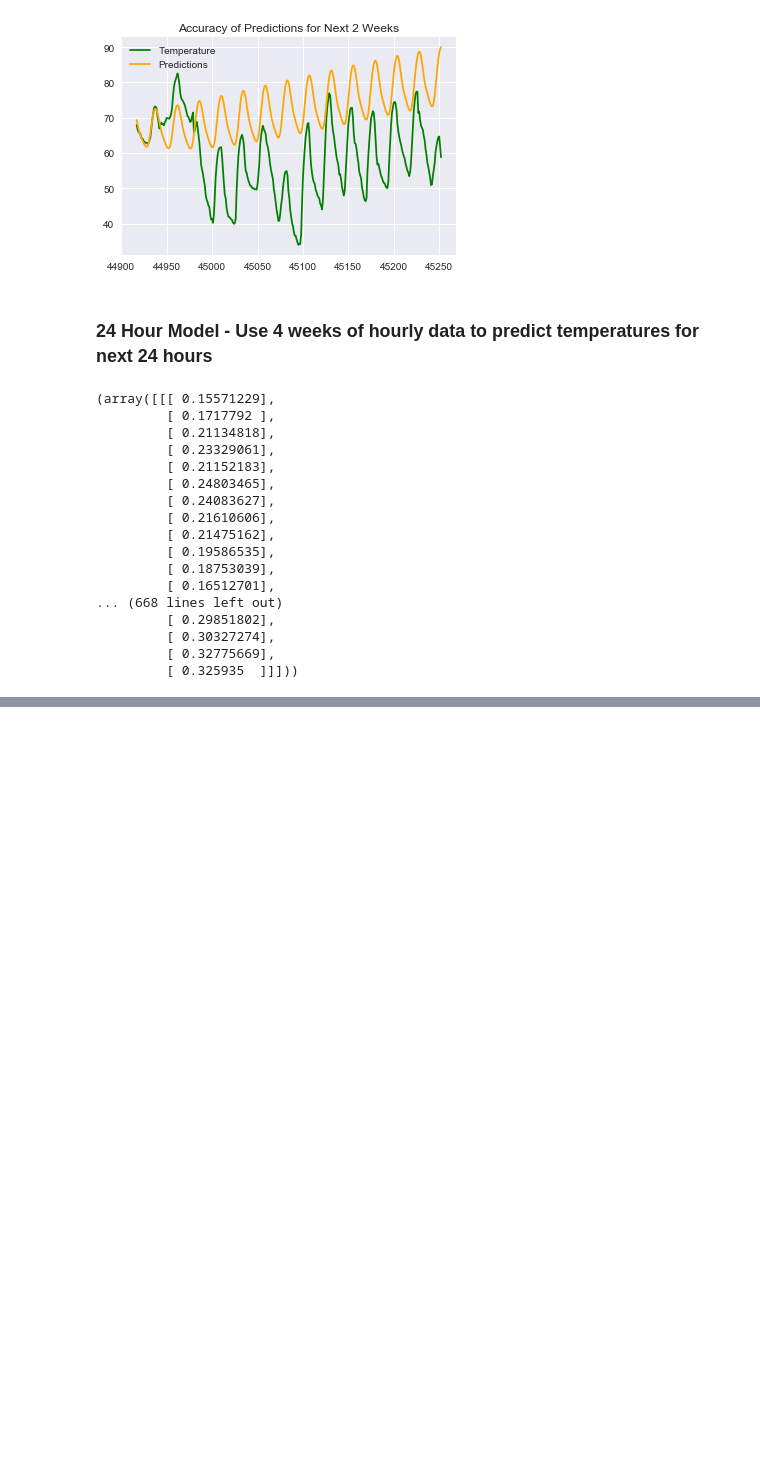
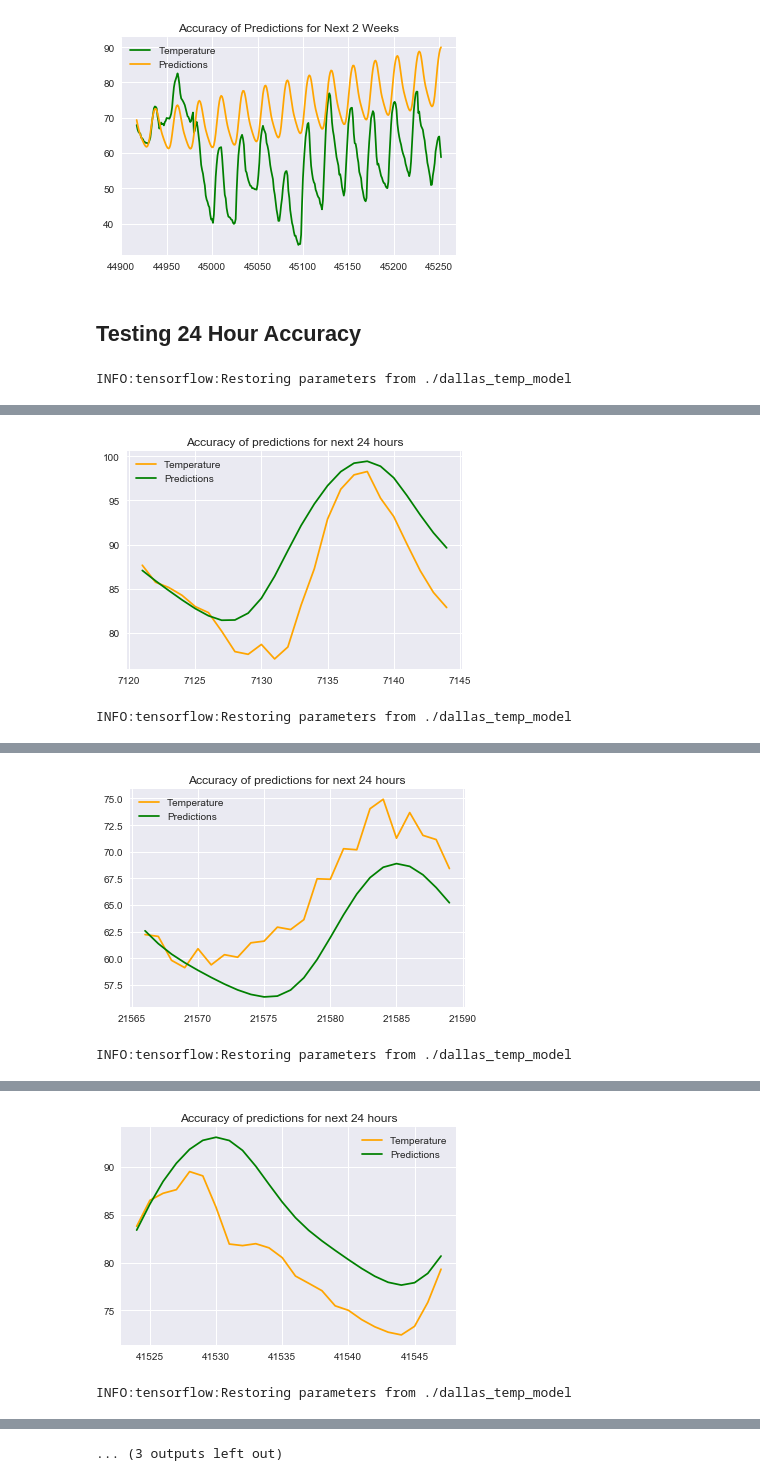
Before and after one commit to AmolMavuduru/WeatherForecastingRNNs, a Jupyter notebook: Weather Forecasting with RNNs.ipynb, the cells around one changed output, grey strips where cells are left out. Drawn from its saved outputs; the diff is of its cells as text; code cells hidden in the pictures; blank space fills up the shorter version.

Commit message:
Added function to test 24 hour accuracy

```diff
--- a/Weather Forecasting with RNNs.ipynb
+++ b/Weather Forecasting with RNNs.ipynb
@@ -395,5 +395,3 @@ plt.title("Accuracy of Predictions for Next 2 Weeks")
 # %% [output]
 <matplotlib.text.Text at 0x...>
 [figure]
-# %% [markdown]
-### 24 Hour Model - Use 4 weeks of hourly data to predict temperatures for next 24 hours
@@ -418,20 +398,41 @@ def next_batch_multiple_hr(training_data,batch_size,steps_in, steps_out):
-# %%
-next_batch_multiple_hr(train_data_dallas_scaled, batch_size, num_time_steps, 24)
-# %% [output]
-(array([[[ 0.15571229],
-         [ 0.1717792 ],
-         [ 0.21134818],
-         [ 0.23329061],
-         [ 0.21152183],
-         [ 0.24803465],
-         [ 0.24083627],
-         [ 0.21610606],
-         [ 0.21475162],
-         [ 0.19586535],
-         [ 0.18753039],
-         [ 0.16512701],
-... (668 lines left out)
-         [ 0.29851802],
-         [ 0.30327274],
-         [ 0.32775669],
-         [ 0.325935  ]]]))
+# %% [markdown]
+## Testing 24 Hour Accuracy
+# %%
+def test_24_hour(data, input_size, scaler, test_size=24):
+
+    with tf.Session() as sess:
+        saver.restore(sess, "./dallas_temp_model")
+
+        start = np.random.randint(0, len(data)-(input_size + test_size))
+
+        end = start + input_size + test_size
+
+        scaled_data = scaler.transform(data)
+
+        predict_seed = list(scaled_data[start:start+input_size])
+
+        pbar = pyprind.ProgBar(24)
+
+        for iteration in range(24):
+            X_batch = np.array(predict_seed[-input_size:]).reshape(1, input_size, 1)
+            y_pred = sess.run(outputs, feed_dict={X: X_batch})
+            predict_seed.append(y_pred[0, -1, 0])
+            pbar.update()
+
+    results = scaler.inverse_transform(np.array(predict_seed[input_size:]).reshape(24,1))
+    prediction_data = pd.DataFrame({'index': data.iloc[start+input_size:end].index,
+                                    'Temperature': data.iloc[start+input_size:end]})
+    prediction_data['Predictions'] = results
+
+    plt.plot(prediction_data['index'], prediction_data['Temperature'], color='orange')
+    plt.plot(prediction_data['index'], prediction_data['Predictions'], color='green')
+    plt.legend()
+    plt.title("Accuracy of predictions for next 24 hours")
+    plt.show()
+
+    return results
+# %%
+for i in range(5):
+    test_24_hour(train_data_dallas, 2*hours_per_week, scaler)
+# %% [output]
+INFO:tensorflow:Restoring parameters from ./dallas_temp_model
@@ -437,0 +441,2 @@ next_batch_multiple_hr(train_data_dallas_scaled, batch_size, num_time_steps, 24)
+[figure, added]
+INFO:tensorflow:Restoring parameters from ./dallas_temp_model
@@ -437,0 +445,2 @@ next_batch_multiple_hr(train_data_dallas_scaled, batch_size, num_time_steps, 24)
+[figure, added]
+INFO:tensorflow:Restoring parameters from ./dallas_temp_model
@@ -437,0 +449,2 @@ next_batch_multiple_hr(train_data_dallas_scaled, batch_size, num_time_steps, 24)
+[figure, added]
+INFO:tensorflow:Restoring parameters from ./dallas_temp_model
@@ -437,0 +454 @@ next_batch_multiple_hr(train_data_dallas_scaled, batch_size, num_time_steps, 24)
+... (3 outputs left out)
```
Also changed, not shown: parts of 4 cells of this notebook.
